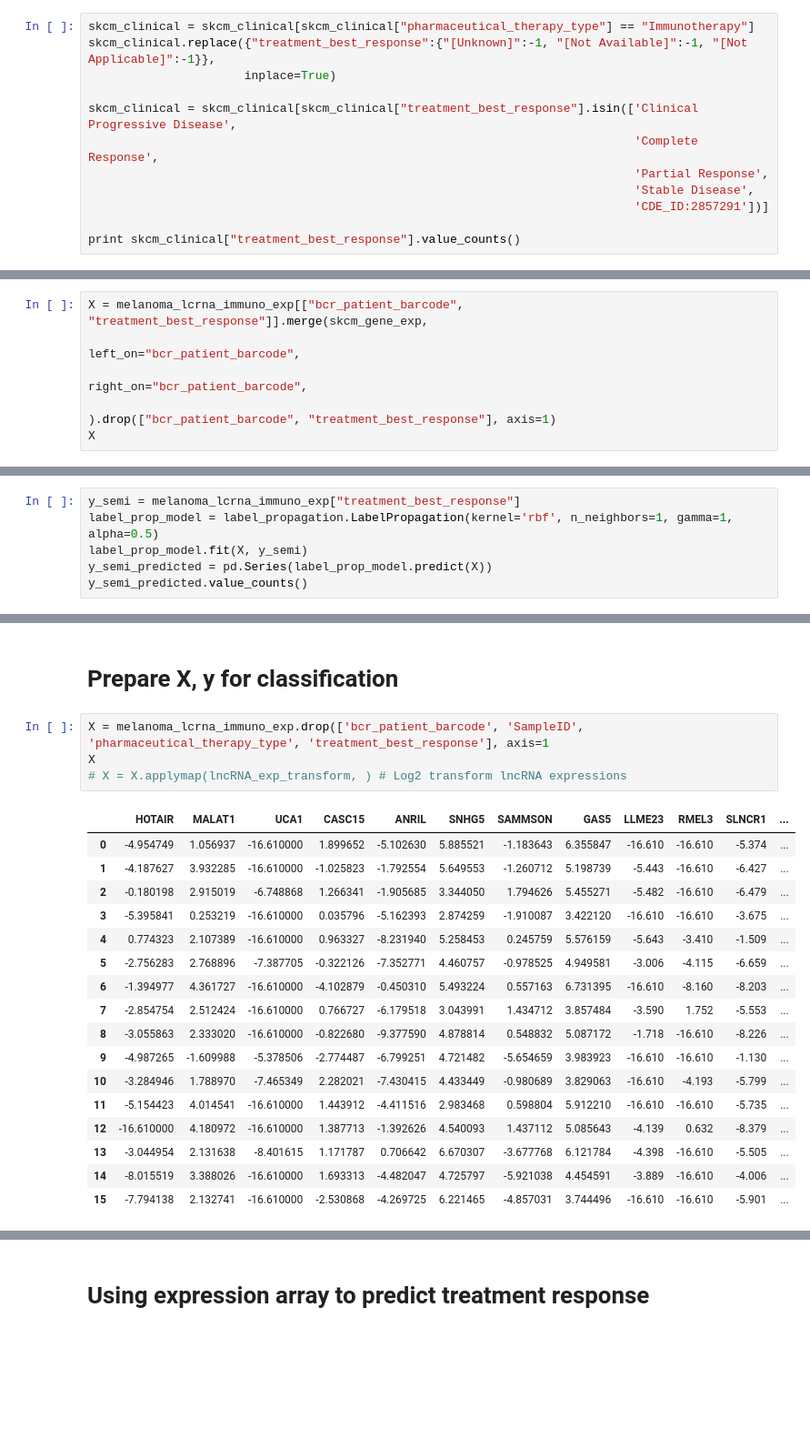
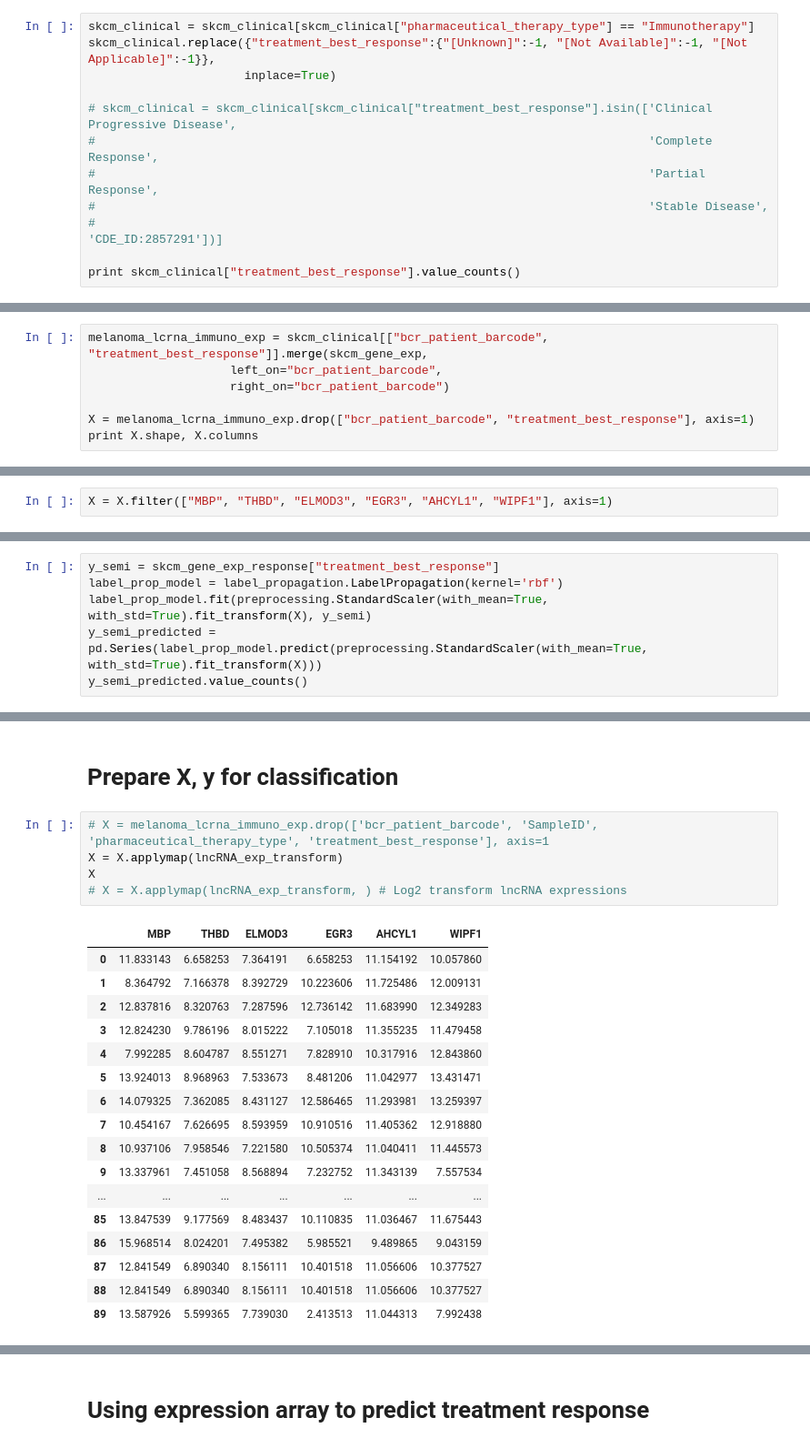
Before and after one commit to JonnyTran/lncrna-melanoma-immunoresponse, a Jupyter notebook: notebooks/lncRNA-melanoma-immunoresponse.ipynb, the cells around one changed output, grey strips where cells are left out. Shown at 91% size. Drawn from its saved outputs; the diff is of its cells as text; blank space fills up the shorter version.

Commit message:
Added immune gene expressions, and tried Label Propagation from the immune gene expression profiles

```diff
--- a/notebooks/lncRNA-melanoma-immunoresponse.ipynb
+++ b/notebooks/lncRNA-melanoma-immunoresponse.ipynb
@@ -263,11 +263,11 @@ skcm_clinical = skcm_clinical[skcm_clinical["pharmaceutical_therapy_type"] == "I
 skcm_clinical.replace({"treatment_best_response":{"[Unknown]":-1, "[Not Available]":-1, "[Not Applicable]":-1}},
                       inplace=True)
 
-skcm_clinical = skcm_clinical[skcm_clinical["treatment_best_response"].isin(['Clinical Progressive Disease',
-                                                                             'Complete Response',
-                                                                             'Partial Response',
-                                                                             'Stable Disease',
-                                                                             'CDE_ID:2857291'])]
+# skcm_clinical = skcm_clinical[skcm_clinical["treatment_best_response"].isin(['Clinical Progressive Disease',
+#                                                                              'Complete Response',
+#                                                                              'Partial Response',
+#                                                                              'Stable Disease',
+#                                                                              'CDE_ID:2857291'])]
 
 print skcm_clinical["treatment_best_response"].value_counts()
 # %% [output]
@@ -356,8 +357,9 @@ Partial Response                1
 Name: treatment_best_response, dtype: int64
 # %%
-X = melanoma_lcrna_immuno_exp[["bcr_patient_barcode", "treatment_best_response"]].merge(skcm_gene_exp,
-                                                                                    left_on="bcr_patient_barcode",
-                                                                                    right_on="bcr_patient_barcode",
-                                                                                       ).drop(["bcr_patient_barcode", "treatment_best_response"], axis=1)
-X
+melanoma_lcrna_immuno_exp = skcm_clinical[["bcr_patient_barcode", "treatment_best_response"]].merge(skcm_gene_exp,
+                    left_on="bcr_patient_barcode",
+                    right_on="bcr_patient_barcode")
+
+X = melanoma_lcrna_immuno_exp.drop(["bcr_patient_barcode", "treatment_best_response"], axis=1)
+print X.shape, X.columns
 # %% [output]
@@ -381,0 +372,2 @@ X
+# %%
+X = X.filter(["MBP", "THBD", "ELMOD3", "EGR3", "AHCYL1", "WIPF1"], axis=1)
@@ -382,7 +383,7 @@ X
 # %%
-y_semi = melanoma_lcrna_immuno_exp["treatment_best_response"]
-label_prop_model = label_propagation.LabelPropagation(kernel='rbf', n_neighbors=1, gamma=1, alpha=0.5)
-label_prop_model.fit(X, y_semi)
-y_semi_predicted = pd.Series(label_prop_model.predict(X))
+y_semi = skcm_gene_exp_response["treatment_best_response"]
+label_prop_model = label_propagation.LabelPropagation(kernel='rbf')
+label_prop_model.fit(preprocessing.StandardScaler(with_mean=True, with_std=True).fit_transform(X), y_semi)
+y_semi_predicted = pd.Series(label_prop_model.predict(preprocessing.StandardScaler(with_mean=True, with_std=True).fit_transform(X)))
 y_semi_predicted.value_counts()
 # %% [output]
@@ -394,24 +397,25 @@ dtype: int64
 # %% [markdown]
 # Prepare X, y for classification
 # %%
-X = melanoma_lcrna_immuno_exp.drop(['bcr_patient_barcode', 'SampleID', 'pharmaceutical_therapy_type', 'treatment_best_response'], axis=1
+# X = melanoma_lcrna_immuno_exp.drop(['bcr_patient_barcode', 'SampleID', 'pharmaceutical_therapy_type', 'treatment_best_response'], axis=1
+X = X.applymap(lncRNA_exp_transform)
 X
 # X = X.applymap(lncRNA_exp_transform, ) # Log2 transform lncRNA expressions
 # %% [output]
-|  | HOTAIR | MALAT1 | UCA1 | CASC15 | ANRIL | SNHG5 | SAMMSON | GAS5 | LLME23 | RMEL3 | SLNCR1 | ... |
-| 0 | -4.954749 | 1.056937 | -16.610000 | 1.899652 | -5.102630 | 5.885521 | -1.183643 | 6.355847 | -16.610 | -16.610 | -5.374 | ... |
-| 1 | -4.187627 | 3.932285 | -16.610000 | -1.025823 | -1.792554 | 5.649553 | -1.260712 | 5.198739 | -5.443 | -16.610 | -6.427 | ... |
-| 2 | -0.180198 | 2.915019 | -6.748868 | 1.266341 | -1.905685 | 3.344050 | 1.794626 | 5.455271 | -5.482 | -16.610 | -6.479 | ... |
-| 3 | -5.395841 | 0.253219 | -16.610000 | 0.035796 | -5.162393 | 2.874259 | -1.910087 | 3.422120 | -16.610 | -16.610 | -3.675 | ... |
-| 4 | 0.774323 | 2.107389 | -16.610000 | 0.963327 | -8.231940 | 5.258453 | 0.245759 | 5.576159 | -5.643 | -3.410 | -1.509 | ... |
-| 5 | -2.756283 | 2.768896 | -7.387705 | -0.322126 | -7.352771 | 4.460757 | -0.978525 | 4.949581 | -3.006 | -4.115 | -6.659 | ... |
-| 6 | -1.394977 | 4.361727 | -16.610000 | -4.102879 | -0.450310 | 5.493224 | 0.557163 | 6.731395 | -16.610 | -8.160 | -8.203 | ... |
-| 7 | -2.854754 | 2.512424 | -16.610000 | 0.766727 | -6.179518 | 3.043991 | 1.434712 | 3.857484 | -3.590 | 1.752 | -5.553 | ... |
-| 8 | -3.055863 | 2.333020 | -16.610000 | -0.822680 | -9.377590 | 4.878814 | 0.548832 | 5.087172 | -1.718 | -16.610 | -8.226 | ... |
-| 9 | -4.987265 | -1.609988 | -5.378506 | -2.774487 | -6.799251 | 4.721482 | -5.654659 | 3.983923 | -16.610 | -16.610 | -1.130 | ... |
-| 10 | -3.284946 | 1.788970 | -7.465349 | 2.282021 | -7.430415 | 4.433449 | -0.980689 | 3.829063 | -16.610 | -4.193 | -5.799 | ... |
-| 11 | -5.154423 | 4.014541 | -16.610000 | 1.443912 | -4.411516 | 2.983468 | 0.598804 | 5.912210 | -16.610 | -16.610 | -5.735 | ... |
-| 12 | -16.610000 | 4.180972 | -16.610000 | 1.387713 | -1.392626 | 4.540093 | 1.437112 | 5.085643 | -4.139 | 0.632 | -8.379 | ... |
-| 13 | -3.044954 | 2.131638 | -8.401615 | 1.171787 | 0.706642 | 6.670307 | -3.677768 | 6.121784 | -4.398 | -16.610 | -5.505 | ... |
-| 14 | -8.015519 | 3.388026 | -16.610000 | 1.693313 | -4.482047 | 4.725797 | -5.921038 | 4.454591 | -3.889 | -16.610 | -4.006 | ... |
-| 15 | -7.794138 | 2.132741 | -16.610000 | -2.530868 | -4.269725 | 6.221465 | -4.857031 | 3.744496 | -16.610 | -16.610 | -5.901 | ... |
+|  | MBP | THBD | ELMOD3 | EGR3 | AHCYL1 | WIPF1 |
+| 0 | 11.833143 | 6.658253 | 7.364191 | 6.658253 | 11.154192 | 10.057860 |
+| 1 | 8.364792 | 7.166378 | 8.392729 | 10.223606 | 11.725486 | 12.009131 |
+| 2 | 12.837816 | 8.320763 | 7.287596 | 12.736142 | 11.683990 | 12.349283 |
+| 3 | 12.824230 | 9.786196 | 8.015222 | 7.105018 | 11.355235 | 11.479458 |
+| 4 | 7.992285 | 8.604787 | 8.551271 | 7.828910 | 10.317916 | 12.843860 |
+| 5 | 13.924013 | 8.968963 | 7.533673 | 8.481206 | 11.042977 | 13.431471 |
+| 6 | 14.079325 | 7.362085 | 8.431127 | 12.586465 | 11.293981 | 13.259397 |
+| 7 | 10.454167 | 7.626695 | 8.593959 | 10.910516 | 11.405362 | 12.918880 |
+| 8 | 10.937106 | 7.958546 | 7.221580 | 10.505374 | 11.040411 | 11.445573 |
+| 9 | 13.337961 | 7.451058 | 8.568894 | 7.232752 | 11.343139 | 7.557534 |
+| ... | ... | ... | ... | ... | ... | ... |
+| 85 | 13.847539 | 9.177569 | 8.483437 | 10.110835 | 11.036467 | 11.675443 |
+| 86 | 15.968514 | 8.024201 | 7.495382 | 5.985521 | 9.489865 | 9.043159 |
+| 87 | 12.841549 | 6.890340 | 8.156111 | 10.401518 | 11.056606 | 10.377527 |
+| 88 | 12.841549 | 6.890340 | 8.156111 | 10.401518 | 11.056606 | 10.377527 |
+| 89 | 13.587926 | 5.599365 | 7.739030 | 2.413513 | 11.044313 | 7.992438 |
```
Also changed, not shown: parts of 27 cells of this notebook.
